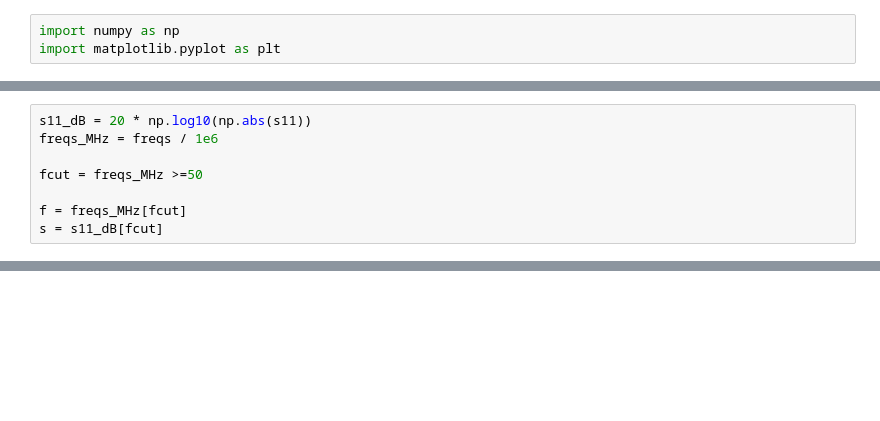
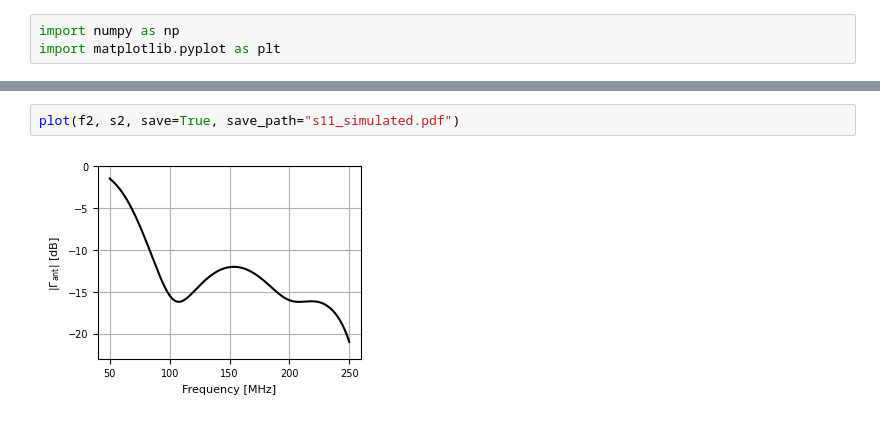
Before and after one commit to christianhbye/eigsep_paper_notebooks, a Jupyter notebook: s11-plot.ipynb, the cells around one changed output, grey strips where cells are left out. Cells and saved outputs as stored; diff of their text form; blank space fills up the shorter version.

```diff
--- a/s11-plot.ipynb
+++ b/s11-plot.ipynb
@@ -15,8 +3,0 @@ print(freqs.shape, s11.shape)
-# %%
-s11_dB = 20 * np.log10(np.abs(s11))
-freqs_MHz = freqs / 1e6
-
-fcut = freqs_MHz >=50
-
-f = freqs_MHz[fcut]
-s = s11_dB[fcut]
@@ -34,0 +46,4 @@ plt.savefig("bowtie_s11.pdf", bbox_inches="tight", dpi=600)
+# %%
+plot(f2, s2, save=True, save_path="s11_simulated.pdf")
+# %% [output]
+[figure, added]
```
Also changed, not shown: parts of 8 cells of this notebook, 1 other file.
